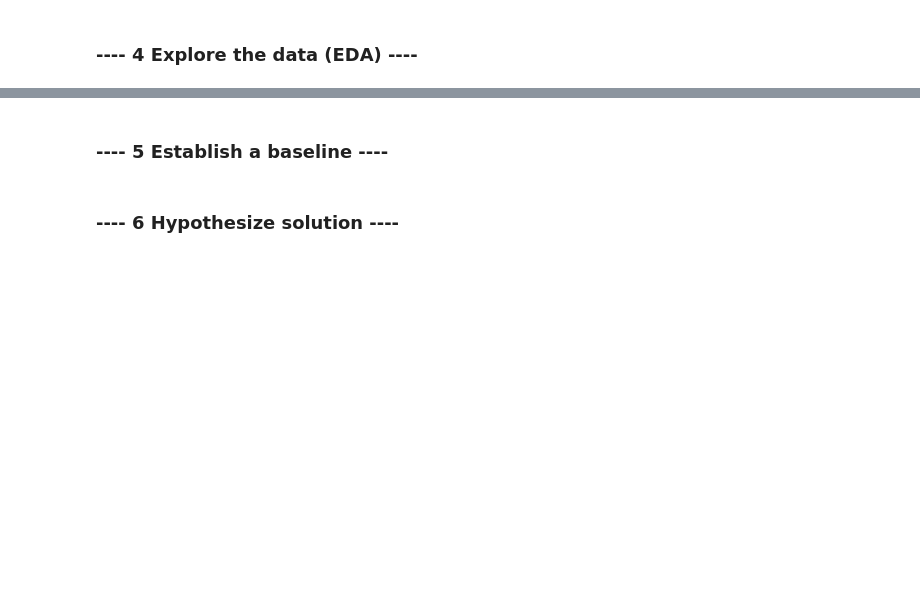
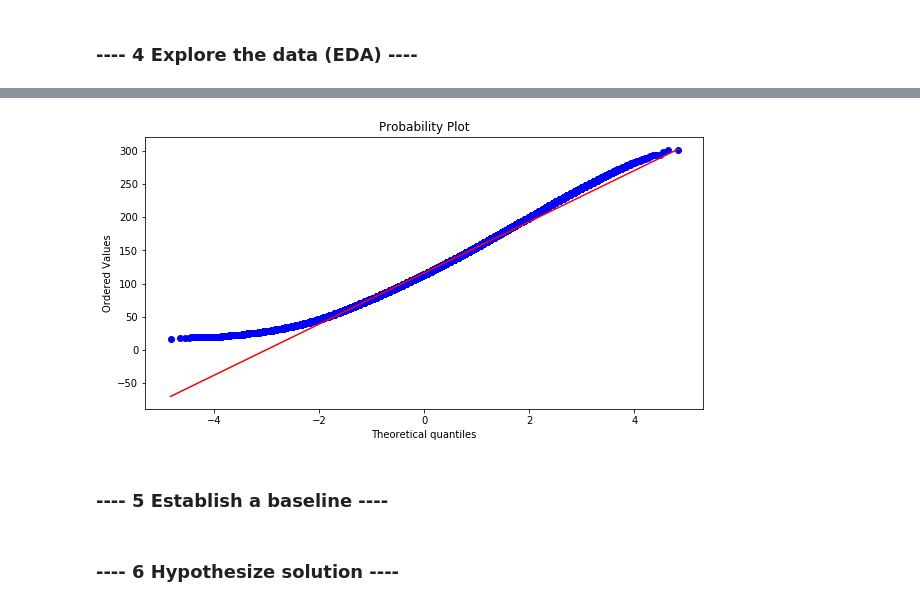
Before and after one commit to amsskumar/salarypredictionportfolio, a Jupyter notebook: Salary Prediction Notebook.ipynb, the cells around one changed output, grey strips where cells are left out. Drawn from its saved outputs; the diff is of its cells as text; code cells hidden in the pictures; blank space fills up the shorter version.

```diff
--- a/Salary Prediction Notebook.ipynb
+++ b/Salary Prediction Notebook.ipynb
@@ -65,3 +125,10 @@ test_features_df.duplicated().sum()
+# %%
+plt.figure(figsize = (10,5))
+sp.stats.probplot(train_df.salary, dist='norm', plot=plt) # check for normality
+plt.savefig("salary_quantile_quantile_plot.png")
+plt.show();
+# %% [output]
+[figure, added]
 # %% [markdown]
 ### ---- 5 Establish a baseline ----
 # %%
```
Also changed, not shown: parts of 8 cells of this notebook.
